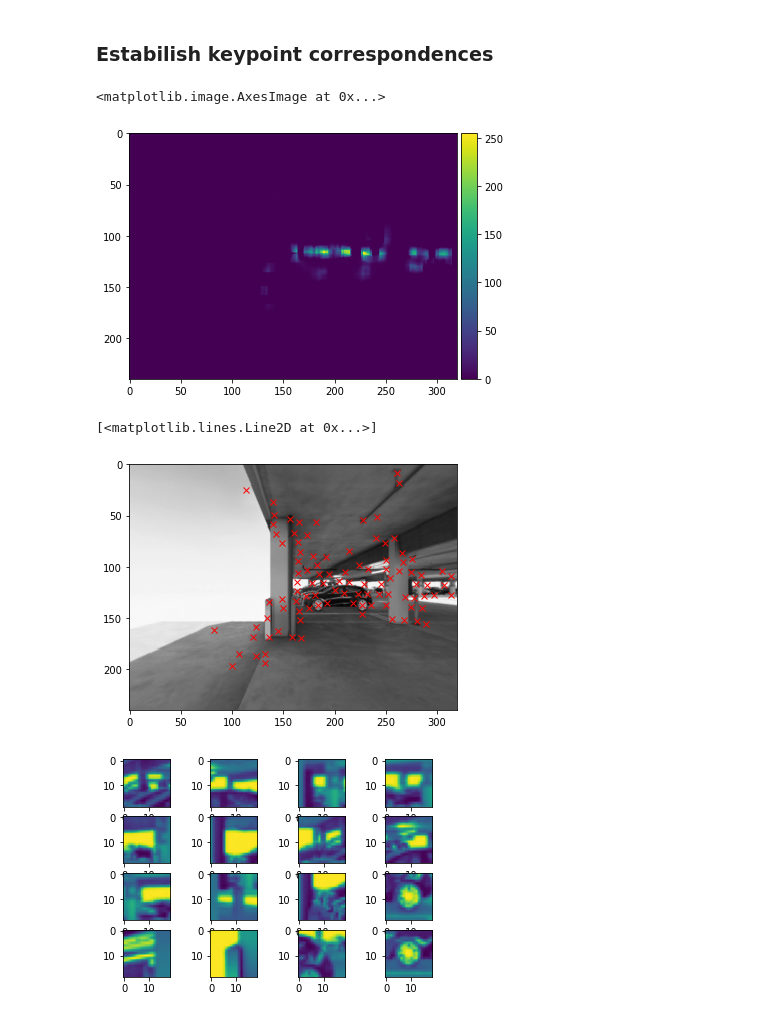
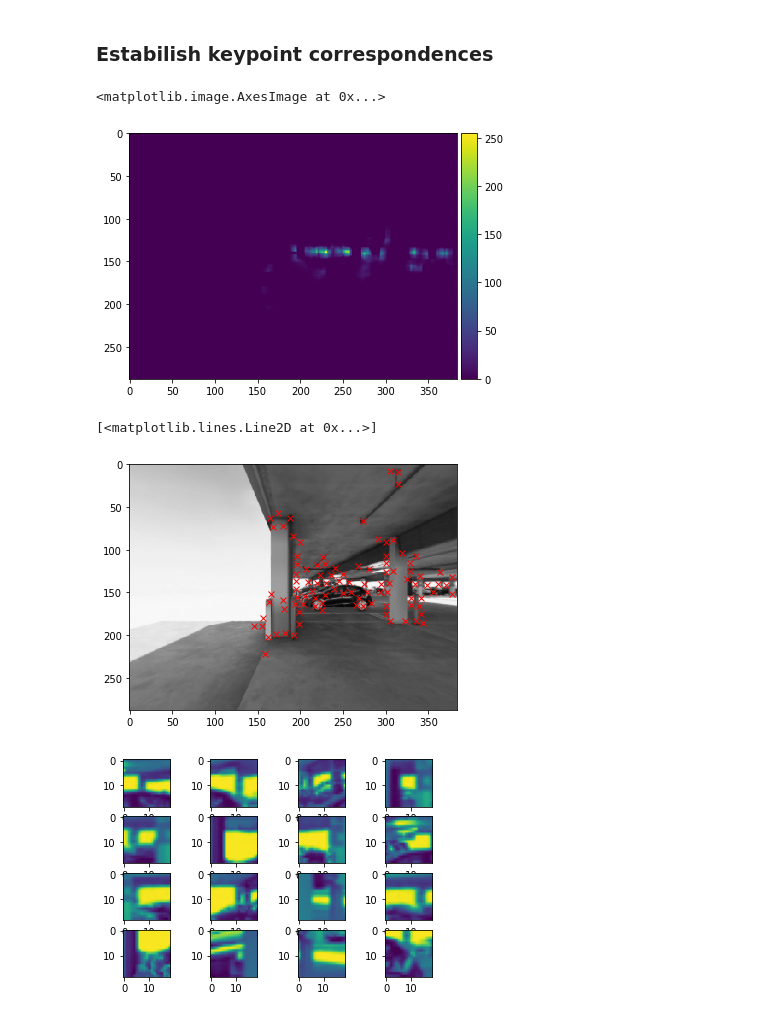
Before and after one commit to edcuba/vopy, a Jupyter notebook: src/vopy.ipynb, the cells around one changed output. Cells and saved outputs as stored; diff of their text form; code cells hidden in the pictures.

```diff
--- a/src/vopy.ipynb
+++ b/src/vopy.ipynb
@@ -44,7 +44,7 @@ import matplotlib.pyplot as plt
 # Define constants
 DATASET_PATH = "../data/parking"
 LAST_FRAME = 598
-IMAGE_RATIO = 0.5
+IMAGE_RATIO = 0.6
 # %%
 def load_dataset(dataset_path):
     ground_truth = np.loadtxt(path.join(dataset_path, "poses.txt"))
@@ -135,7 +135,7 @@ plt.figure()
 skio.imshow(rescaled)
 # %% [output]
 <matplotlib.image.AxesImage at 0x...>
-[figure, old version]
+[figure, new version]
 # %%
 def select_keypoints(scores, num, r):
     keypoints = np.zeros([num, 2])
@@ -158,7 +158,7 @@ skio.imshow(i0)
 plt.plot(keypoints[:,1], keypoints[:,0], "rx")
 # %% [output]
 [<matplotlib.lines.Line2D at 0x...>]
-[figure, old version]
+[figure, new version]
 # %%
 def describe_keypoints(img, keypoints, r):
     # return image patches for the keypoints
@@ -171,8 +171,8 @@ descriptors = describe_keypoints(i0, keypoints, descriptor_radius)
 # %%
 plt.figure()
 for i in range(1, 17):
     plt.subplot(4, 4, i)
-    patch_size = 2 * descriptor_radius + 1
-    plt.imshow(np.reshape(descriptors[i], [patch_size, patch_size]))
+    p = 2 * descriptor_radius + 1
+    plt.imshow(np.reshape(descriptors[i], [p, p]))
 # %% [output]
-[figure, old version]
+[figure, new version]
```
Also changed, not shown: parts of 13 cells of this notebook.
